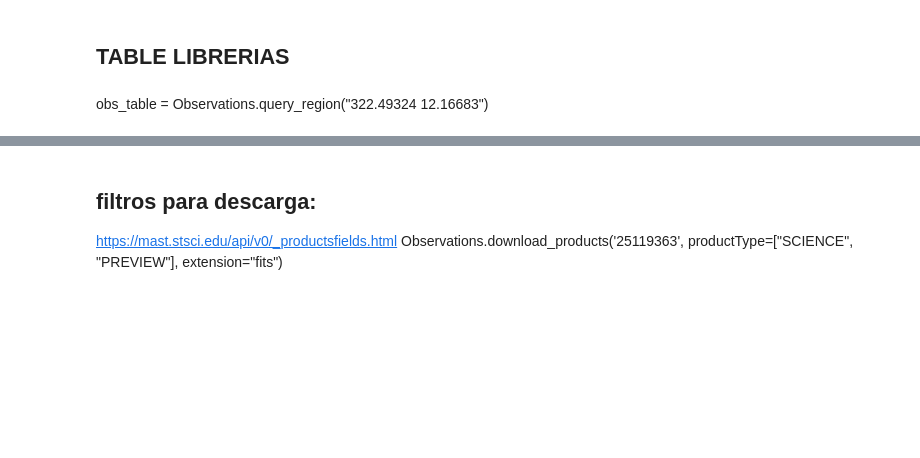
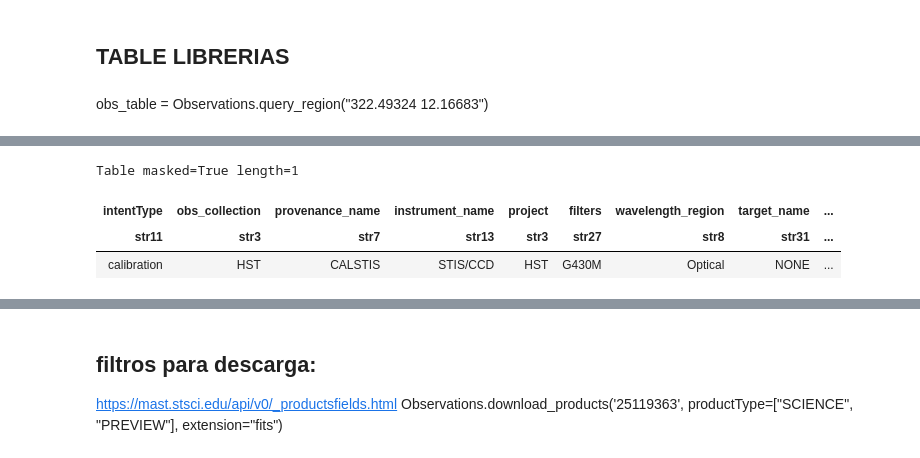
Before and after one commit to mapsm12/GETspectrum, a Jupyter notebook: SpectrumDownloader.ipynb, the cells around one changed output, grey strips where cells are left out. Cells and saved outputs as stored; diff of their text form; code cells hidden in the pictures; blank space fills up the shorter version.

```diff
--- a/SpectrumDownloader.ipynb
+++ b/SpectrumDownloader.ipynb
@@ -43,6 +80,11 @@ observations[:10].show_in_notebook()
 # %%
-a=observations[[10]]
+a=observations[observations["obs_id"]=="o8uh43d5q"]
 a
+# %% [output]
+Table masked=True length=1
+| intentType | obs_collection | provenance_name | instrument_name | project | filters | wavelength_region | target_name | ... |
+| str11 | str3 | str7 | str13 | str3 | str27 | str8 | str31 | ... |
+| calibration | HST | CALSTIS | STIS/CCD | HST | G430M | Optical | NONE | ... |
 # %%
 product_list = Observations.get_product_list(a)
 spectrum = Observations.download_products(product_list, download_dir='./lista/')
```
Also changed, not shown: parts of 5 cells of this notebook, 28 other files.
